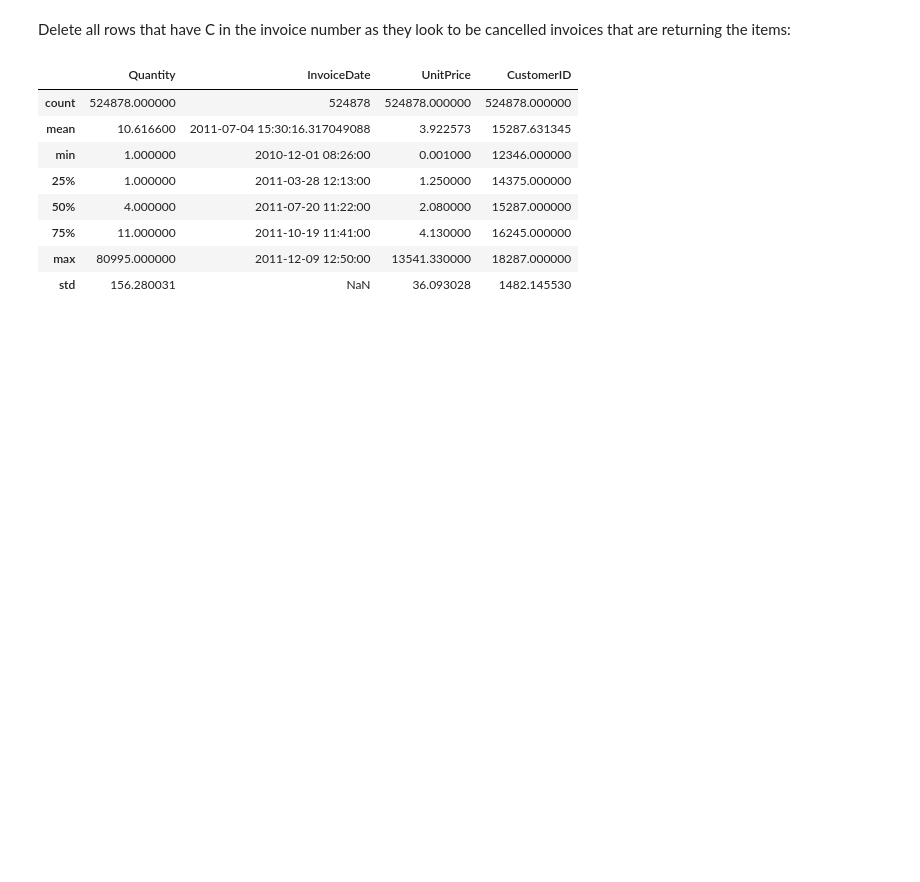
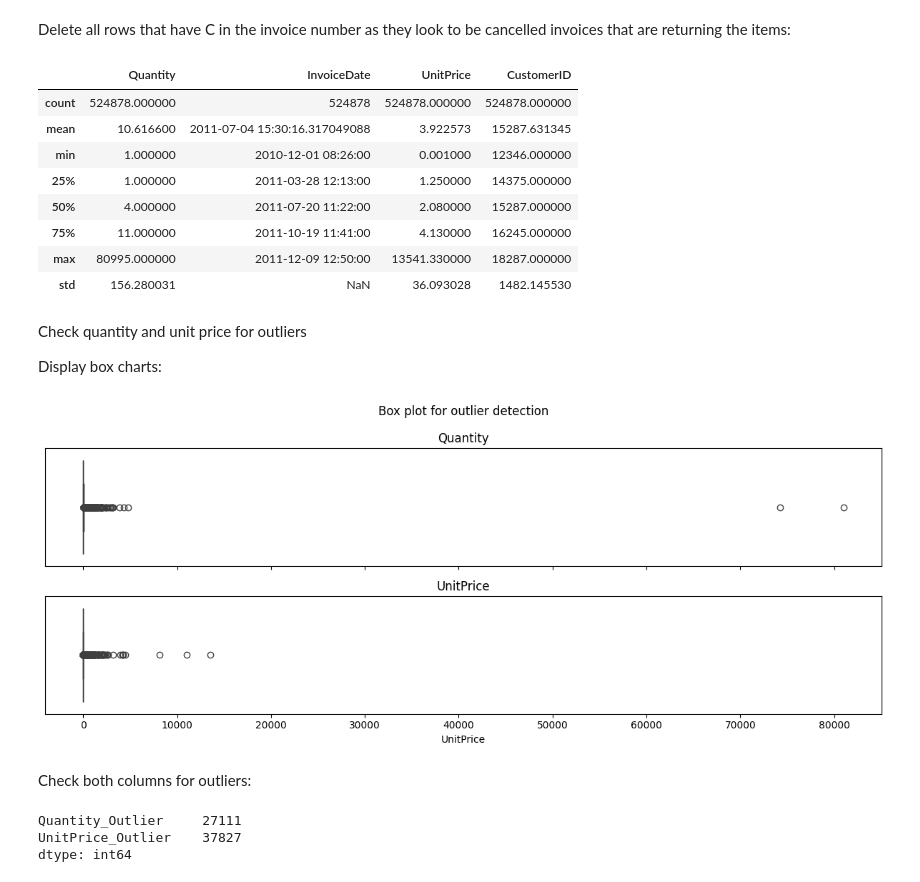
Before and after one commit to BethW83/Group-Project-1-Retail, a Jupyter notebook: jupyter_notebooks/data_clean_EDA.ipynb, the cells around one changed output. Drawn from its saved outputs; the diff is of its cells as text; code cells hidden in the pictures; blank space fills up the shorter version.

Commit message:
Add check for outliers code to notebook (#18)

```diff
--- a/jupyter_notebooks/data_clean_EDA.ipynb
+++ b/jupyter_notebooks/data_clean_EDA.ipynb
@@ -153,3 +153,46 @@ retail.describe()
 | 75% | 11.000000 | 2011-10-19 11:41:00 | 4.130000 | 16245.000000 |
 | max | 80995.000000 | 2011-12-09 12:50:00 | 13541.330000 | 18287.000000 |
 | std | 156.280031 | NaN | 36.093028 | 1482.145530 |
+# %% [markdown]
+Check quantity and unit price for outliers
+
+Display box charts:
+# %%
+fig, axes = plt.subplots(2, 1, sharex=True, figsize=(12, 5))
+
+sns.boxplot(x=retail['Quantity'], ax=axes[0])
+sns.boxplot(x=retail['UnitPrice'], ax=axes[1])
+
+plt.suptitle("Box plot for outlier detection")
+
+axes[0].set_ylabel("")
+axes[1].set_ylabel("")
+axes[0].set_yticks([])
+axes[1].set_yticks([])
+
+
+
+axes[0].set_title("Quantity")
+axes[1].set_title("UnitPrice")
+
+plt.tight_layout()
+plt.show()
+# %% [output]
+[figure, added]
+# %% [markdown]
+Check both columns for outliers:
+# %%
+def check_outlier(s):
+    """ Calculating inter quartile range and returning True or False"""
+    q1, q3 = s.quantile([0.25, 0.75])
+    iqr = q3 - q1
+    low, high = q1 - 1.5*iqr, q3 + 1.5*iqr
+    return (s < low) | (s > high)
+
+retail['Quantity_Outlier'] = check_outlier(retail['Quantity'])
+retail['UnitPrice_Outlier'] = check_outlier(retail['UnitPrice'])
+retail[['Quantity_Outlier', 'UnitPrice_Outlier']].sum()
+# %% [output]
+Quantity_Outlier     27111
+UnitPrice_Outlier    37827
+dtype: int64
```
Also changed, not shown: parts of 1 cell of this notebook.
